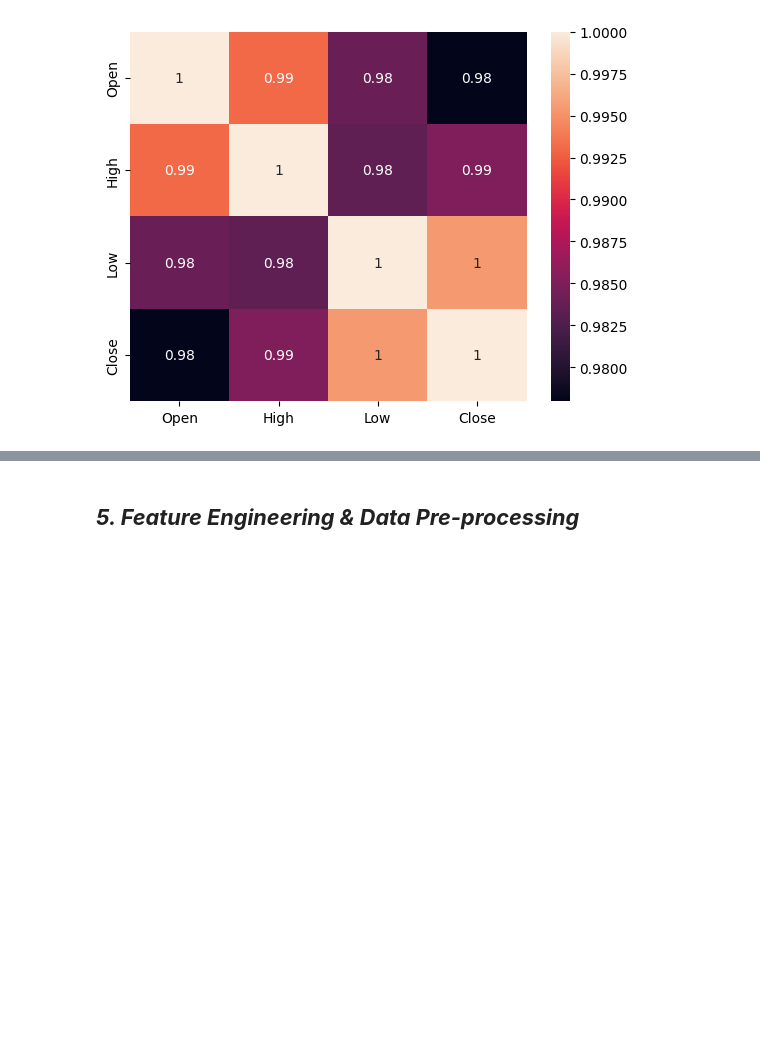
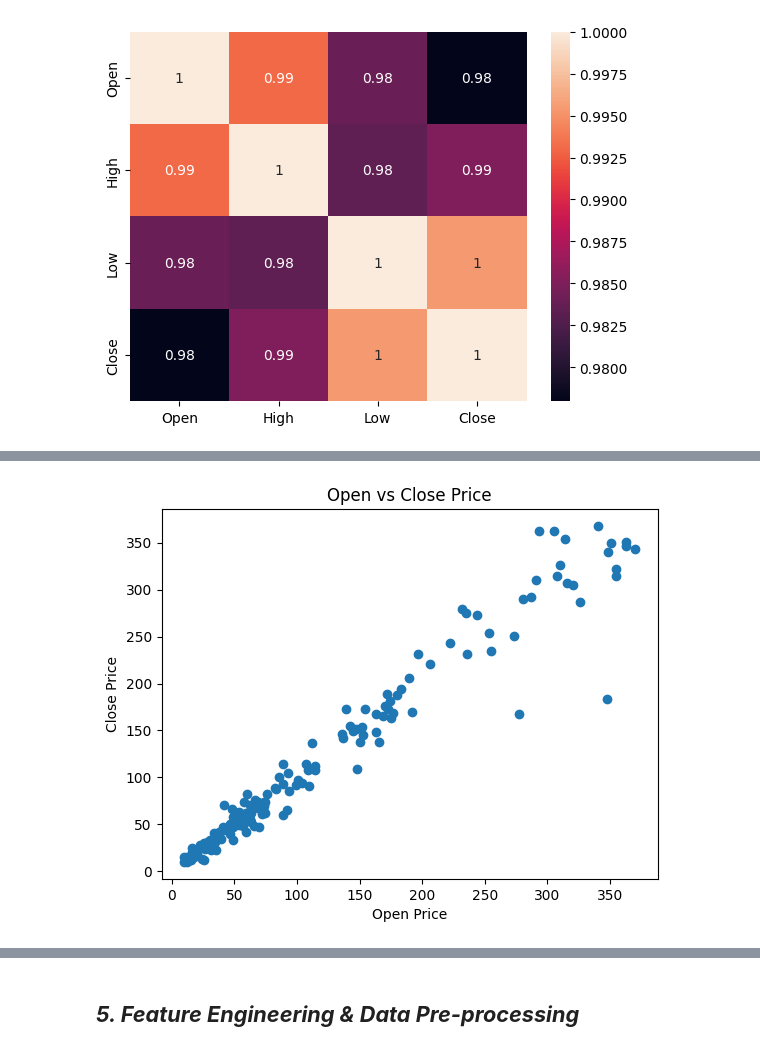
Before and after one commit to Sandeshwebdev1999/EDA_python, a Jupyter notebook: Yes_bank_stock_prediction.ipynb, the cells around one changed output, grey strips where cells are left out. Cells and saved outputs as stored; diff of their text form; code cells hidden in the pictures; blank space fills up the shorter version.

```diff
--- a/Yes_bank_stock_prediction.ipynb
+++ b/Yes_bank_stock_prediction.ipynb
@@ -267,0 +305,8 @@ sns.lmplot(x='Open',y='Low',data=df)
+# %%
+plt.scatter(df['Open'], df['Close'])
+plt.title('Open vs Close Price')
+plt.xlabel('Open Price')
+plt.ylabel('Close Price')
+plt.show()
+# %% [output]
+[figure, added]
```
Also changed, not shown: parts of 64 cells of this notebook.
